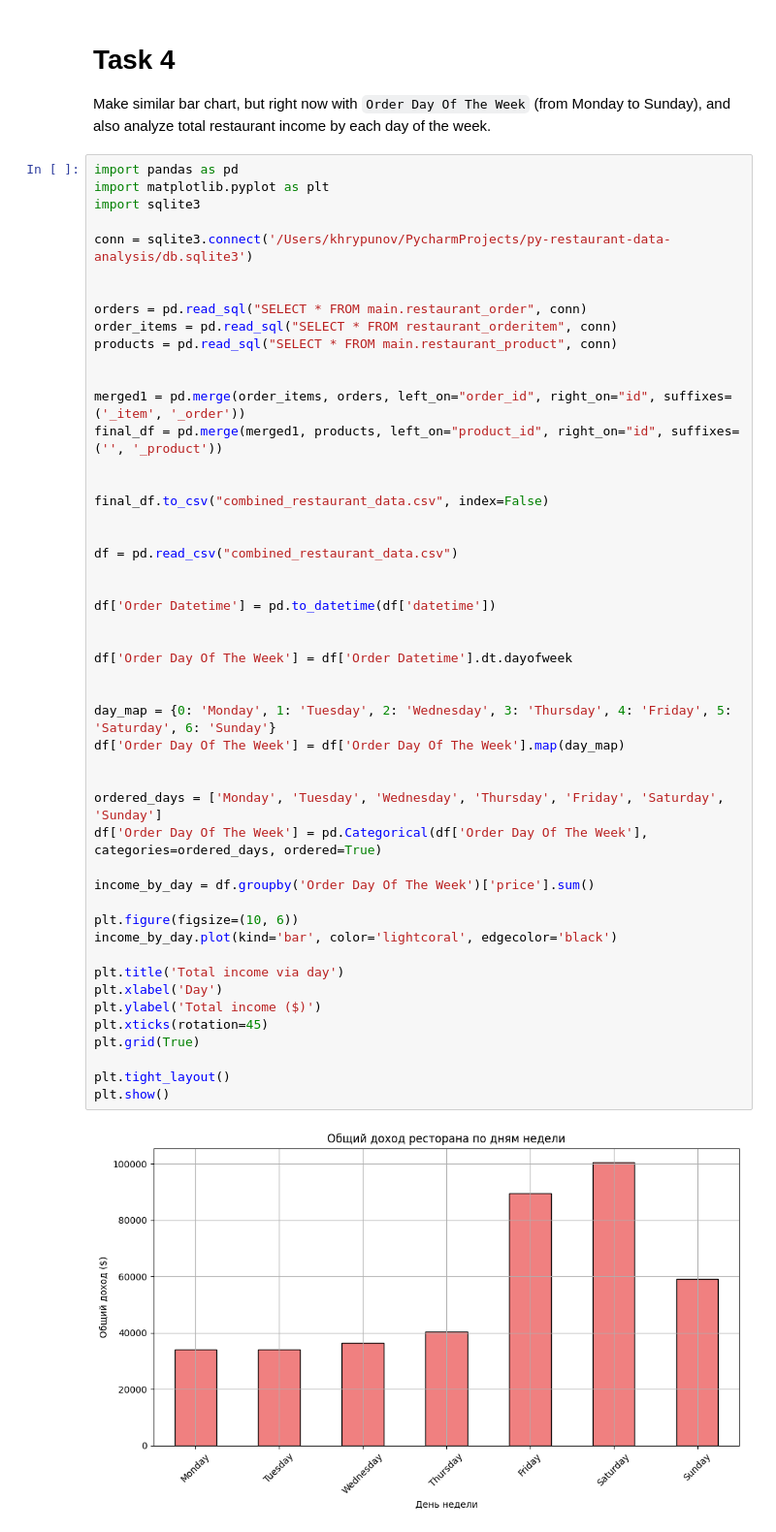
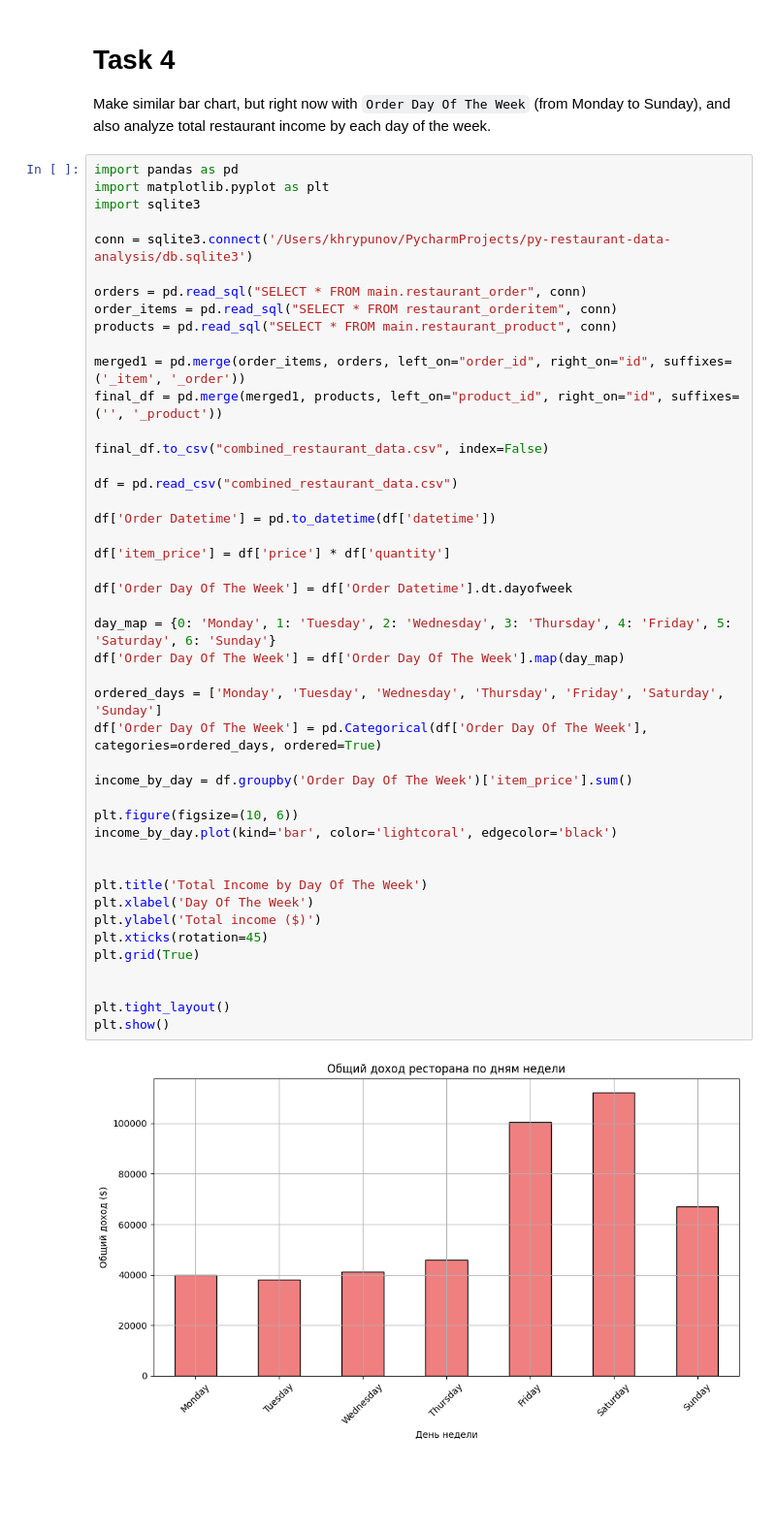
Before and after one commit to Java50KhrypunovMaxim/py-restaurant-data-analysis, a Jupyter notebook: app/main.ipynb, the cells around one changed output. Shown: that part at 97% size. Cells and saved outputs as stored; diff of their text form; blank space fills up the shorter version.

```diff
--- a/app/main.ipynb
+++ b/app/main.ipynb
@@ -130,47 +127,43 @@ import sqlite3
 
 conn = sqlite3.connect('/Users/khrypunov/PycharmProjects/py-restaurant-data-analysis/db.sqlite3')
 
-
 orders = pd.read_sql("SELECT * FROM main.restaurant_order", conn)
 order_items = pd.read_sql("SELECT * FROM restaurant_orderitem", conn)
 products = pd.read_sql("SELECT * FROM main.restaurant_product", conn)
 
-
 merged1 = pd.merge(order_items, orders, left_on="order_id", right_on="id", suffixes=('_item', '_order'))
 final_df = pd.merge(merged1, products, left_on="product_id", right_on="id", suffixes=('', '_product'))
 
-
 final_df.to_csv("combined_restaurant_data.csv", index=False)
-
 
 df = pd.read_csv("combined_restaurant_data.csv")
 
-
 df['Order Datetime'] = pd.to_datetime(df['datetime'])
 
+df['item_price'] = df['price'] * df['quantity']
 
 df['Order Day Of The Week'] = df['Order Datetime'].dt.dayofweek
-
 
 day_map = {0: 'Monday', 1: 'Tuesday', 2: 'Wednesday', 3: 'Thursday', 4: 'Friday', 5: 'Saturday', 6: 'Sunday'}
 df['Order Day Of The Week'] = df['Order Day Of The Week'].map(day_map)
 
-
 ordered_days = ['Monday', 'Tuesday', 'Wednesday', 'Thursday', 'Friday', 'Saturday', 'Sunday']
 df['Order Day Of The Week'] = pd.Categorical(df['Order Day Of The Week'], categories=ordered_days, ordered=True)
 
-income_by_day = df.groupby('Order Day Of The Week')['price'].sum()
+income_by_day = df.groupby('Order Day Of The Week')['item_price'].sum()
 
 plt.figure(figsize=(10, 6))
 income_by_day.plot(kind='bar', color='lightcoral', edgecolor='black')
 
-plt.title('Total income via day')
-plt.xlabel('Day')
+
+plt.title('Total Income by Day Of The Week')
+plt.xlabel('Day Of The Week')
 plt.ylabel('Total income ($)')
 plt.xticks(rotation=45)
 plt.grid(True)
 
+
 plt.tight_layout()
 plt.show()
 # %% [output]
-[figure, old version]
+[figure, new version]
```
Also changed, not shown: parts of 1 cell of this notebook.
